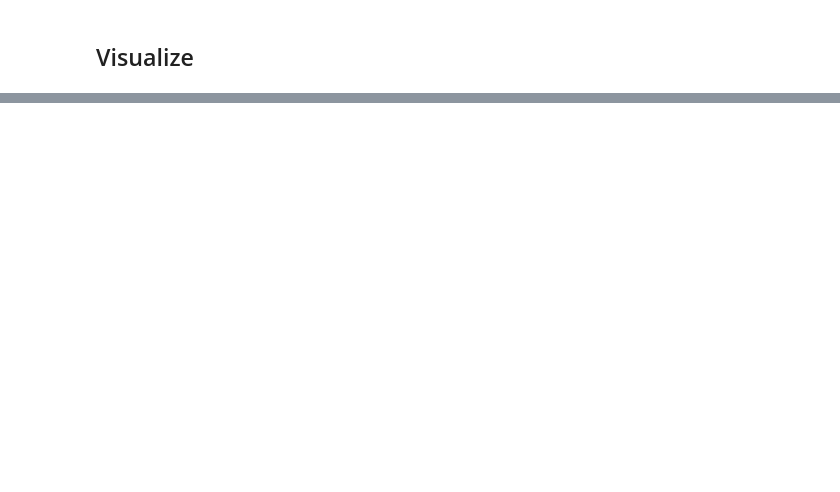
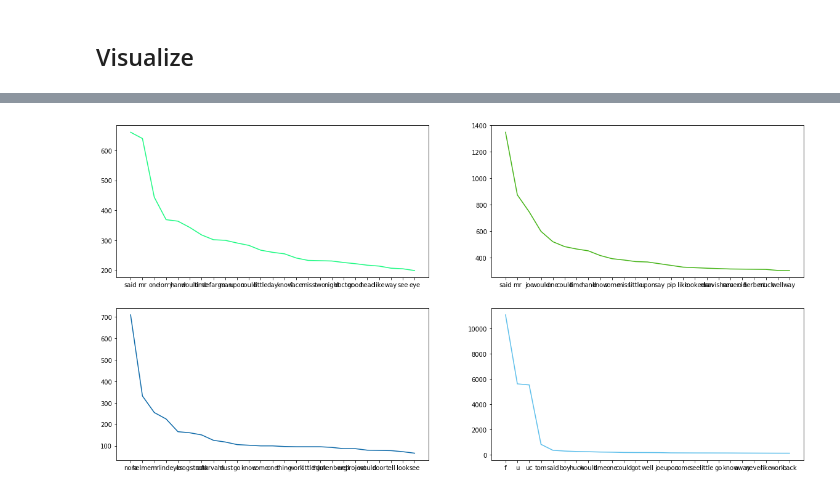
Before and after one commit to Cwoodall6/book_comparison, a Jupyter notebook: Final Project.ipynb, the cells around one changed output, grey strips where cells are left out. Saved outputs shown, nothing was run; the diff lists cells and outputs as text; code cells hidden in the pictures; blank space fills up the shorter version.

```diff
--- a/Final Project.ipynb
+++ b/Final Project.ipynb
@@ -206,0 +212,22 @@ plt.show()
+# %%
+max_cosine = 0
+max_index = [0, 0]
+min_cosine = 100
+min_index = [0, 0]
+
+for i, book1 in enumerate(documents):
+    for j, book2 in enumerate(documents):
+        if i == j:
+            continue
+        else:
+            cosine = get_cosine(book1, book2)
+            print('Percent Similarty between {} and {}: {}'.format(book_list[i], book_list[j], cosine*100))
+            if cosine > max_cosine:
+                max_cosine = cosine
+                max_index = [i, j]
+            elif cosine < min_cosine:
+                min_cosine = cosine
+                min_index = [i,j]
+print('\n\n---')
+print('Highest Similartiy is between {} and {} at {}%'.format(book_list[max_index[0]], book_list[max_index[1]], max_cosine))
+print('Lowest Similartiy is between {} and {} at {}%'.format(book_list[min_index[0]], book_list[min_index[1]], min_cosine))
@@ -206,0 +328,13 @@ plt.show()
+# %%
+figure = plt.figure(figsize=(20, 10))
+plt.subplot(2, 2, 1)
+plt.plot(dataframes[max_index[0]]['word'][:25], dataframes[max_index[0]]['count'][:25], color=np.random.rand(3))
+plt.subplot(2, 2, 2)
+plt.plot(dataframes[max_index[1]]['word'][:25], dataframes[max_index[1]]['count'][:25], color=np.random.rand(3))
+plt.subplot(2, 2, 3)
+plt.plot(dataframes[min_index[0]]['word'][:25], dataframes[min_index[0]]['count'][:25], color=np.random.rand(3))
+plt.subplot(2, 2, 4)
+plt.plot(dataframes[min_index[1]]['word'][:25], dataframes[min_index[1]]['count'][:25], color=np.random.rand(3))
+plt.show()
+# %% [output]
+[figure, added]
```
Also changed, not shown: parts of 7 cells of this notebook.
